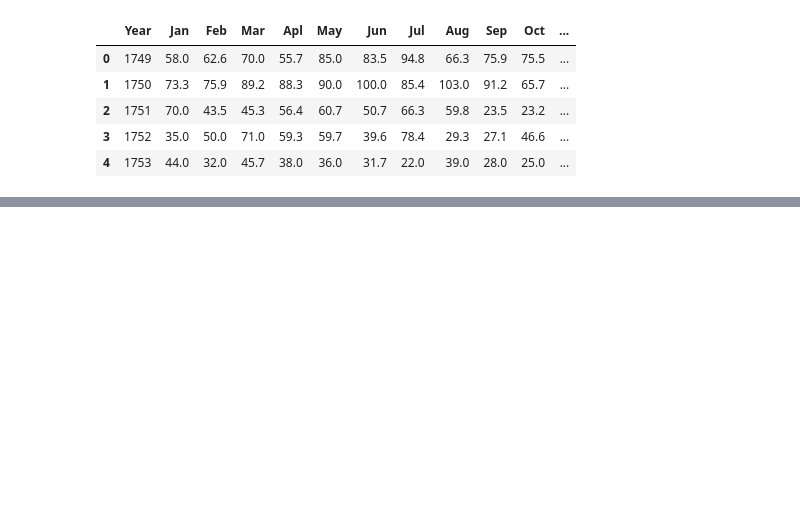
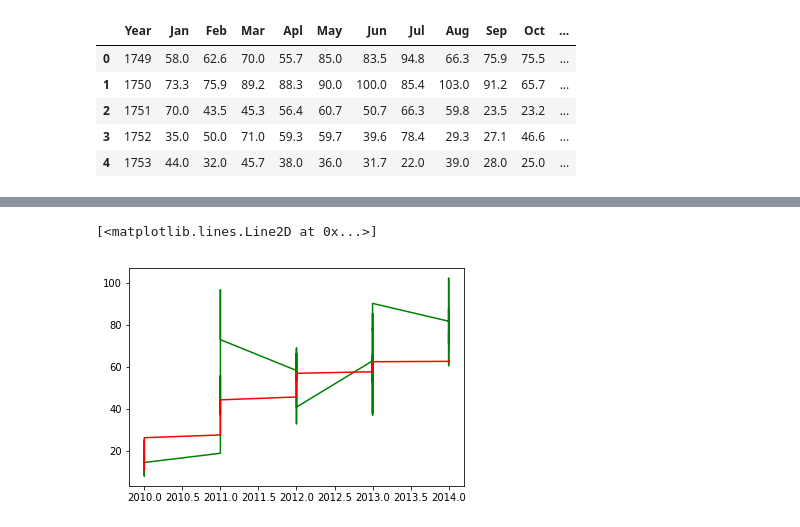
Before and after one commit to douglashsabreu/MachineLearning, a Jupyter notebook: LinearRegression/Sunspot Linear Regression.ipynb, the cells around one changed output, grey strips where cells are left out. Saved outputs shown, nothing was run; the diff lists cells and outputs as text; code cells hidden in the pictures; blank space fills up the shorter version.

```diff
--- a/LinearRegression/Sunspot Linear Regression.ipynb
+++ b/LinearRegression/Sunspot Linear Regression.ipynb
@@ -80,0 +104,6 @@ def generate_phi(data, K):
+# %%
+plt.plot(years_test, sunspots_values_test, 'g')
+plt.plot(years_test, predictions, 'r')
+# %% [output]
+[<matplotlib.lines.Line2D at 0x...>]
+[figure, added]
```
Also changed, not shown: parts of 11 cells of this notebook.
